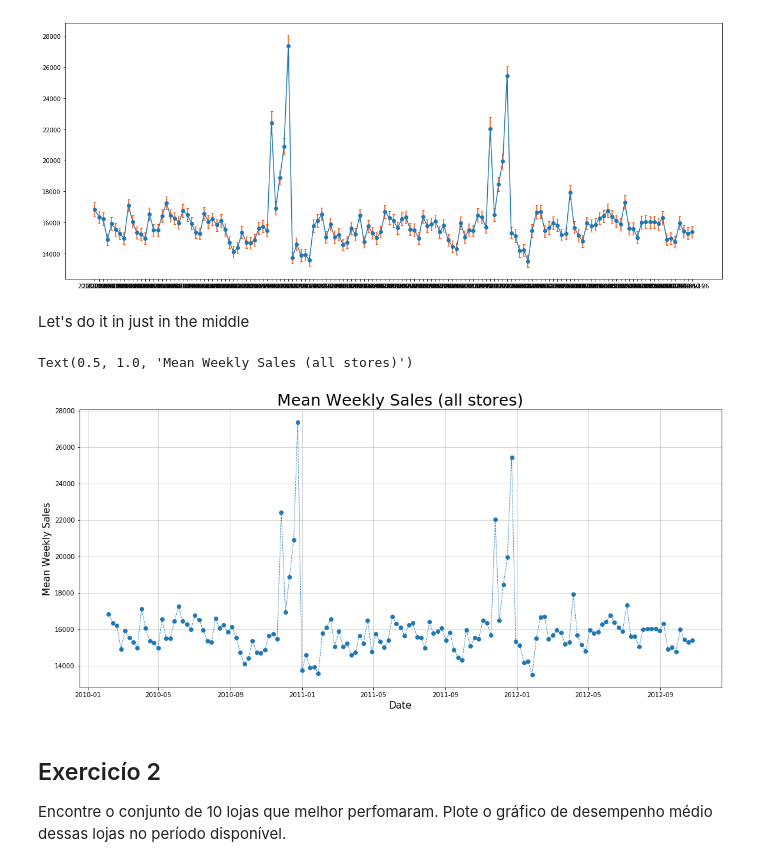
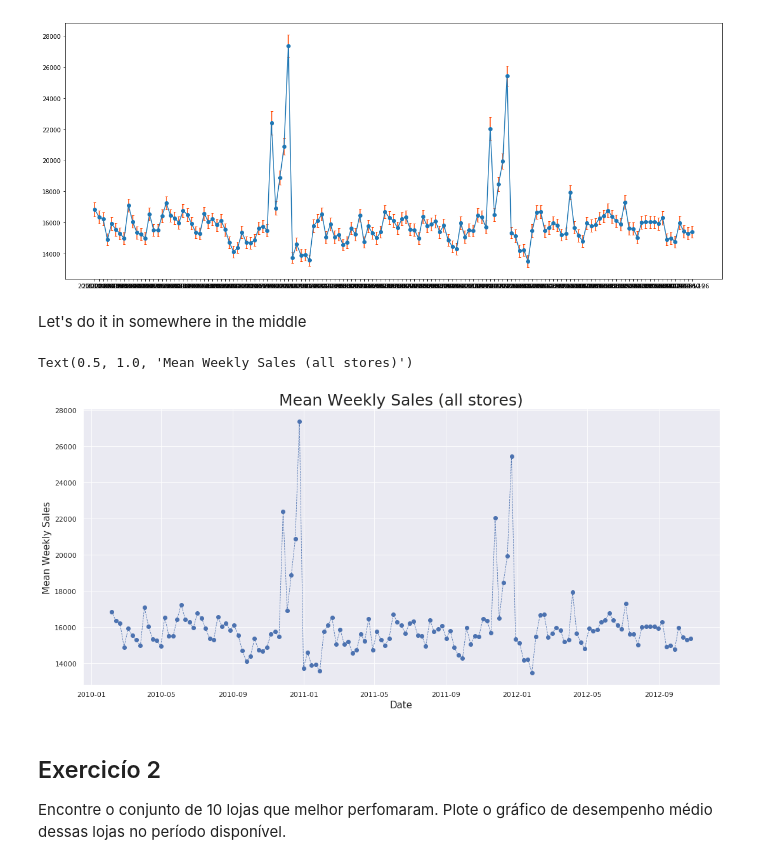
Before and after one commit to pibieta/ML-course, a Jupyter notebook: NovosPiratas/Walmart/Walmart_challenge.ipynb, the cells around one changed output. Drawn from its saved outputs; the diff is of its cells as text; code cells hidden in the pictures.

```diff
--- a/NovosPiratas/Walmart/Walmart_challenge.ipynb
+++ b/NovosPiratas/Walmart/Walmart_challenge.ipynb
@@ -10,6 +10,7 @@ import matplotlib.pyplot as plt
 import plotly.plotly as py
 import seaborn as sns
 # import plotly.graph_objs as go
+sns.set()
 # %% [markdown]
 ## Load Data
 # %%
@@ -110,17 +111,17 @@ plt.errorbar(by_date['Date'].astype('str'),by_date['mean_weekly_sales'],
 <ErrorbarContainer object of 3 artists>
 [figure]
 # %% [markdown]
-Let's do it in just in the middle
+Let's do it in somewhere in the middle
 # %%
 plt.figure(figsize=(18,8))
 plt.plot_date(by_date['Date'], by_date['mean_weekly_sales'], '--o', linewidth=0.8, xdate=True )
-plt.grid(b=True, linewidth = 0.5)
+plt.grid(b=True, linewidth = 0.8)
 plt.xlabel('Date', fontdict={'fontsize': '15'})
 plt.ylabel('Mean Weekly Sales', fontdict= {'fontsize': '15'})
 plt.title('Mean Weekly Sales (all stores)', fontdict = {'fontsize':'25'})
 # %% [output]
 Text(0.5, 1.0, 'Mean Weekly Sales (all stores)')
-[figure, old version]
+[figure, new version]
 # %% [markdown]
 ## Exercicío 2
 Encontre o conjunto de 10 lojas que melhor perfomaram. Plote o gráfico de desempenho médio dessas lojas no período disponível.
```
Also changed, not shown: parts of 13 cells of this notebook.
